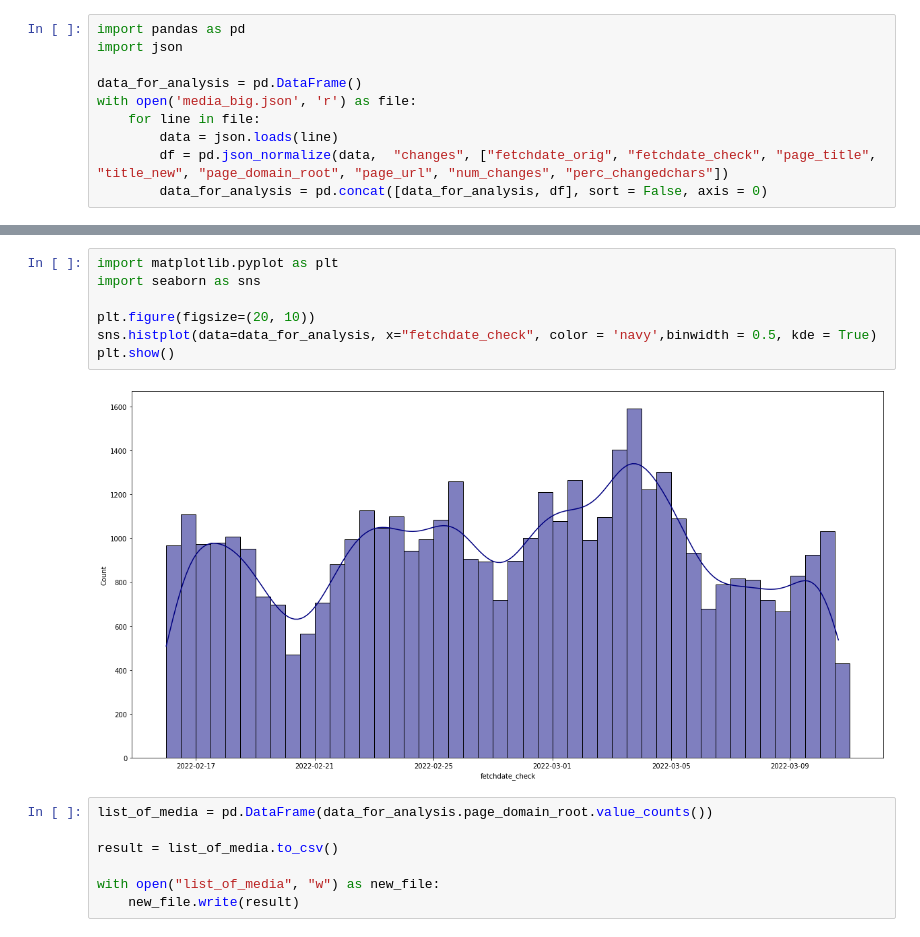
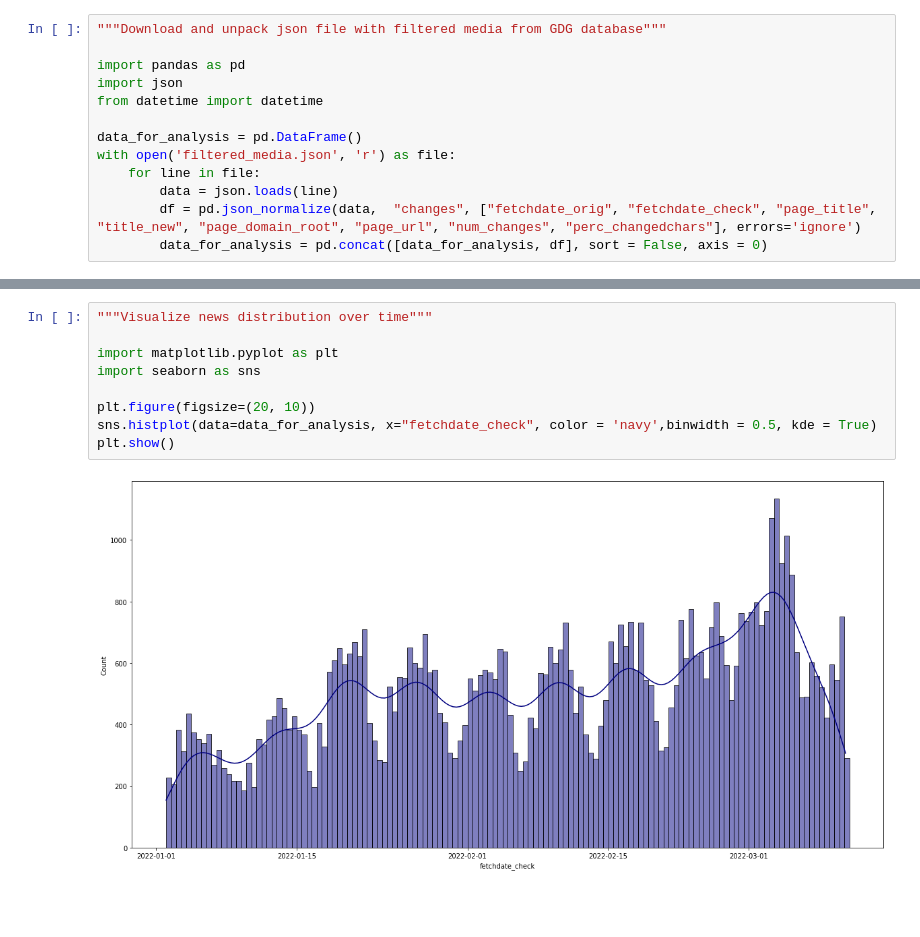
Before and after one commit to EditWarsTeam/EditwarsData, a Jupyter notebook: GDG/analysis.ipynb, the cells around one changed output, grey strips where cells are left out. Cells and saved outputs as stored; diff of their text form; blank space fills up the shorter version.

Commit message:
analysis for 100 days

```diff
--- a/GDG/analysis.ipynb
+++ b/GDG/analysis.ipynb
@@ -1,10 +3,13 @@
 # %%
+"""Download and unpack json file with filtered media from GDG database"""
+
 import pandas as pd
 import json
+from datetime import datetime
 
 data_for_analysis = pd.DataFrame()
-with open('media_big.json', 'r') as file:
+with open('filtered_media.json', 'r') as file:
     for line in file:
         data = json.loads(line)
-        df = pd.json_normalize(data,  "changes", ["fetchdate_orig",	"fetchdate_check", "page_title", "title_new", "page_domain_root", "page_url", "num_changes", "perc_changedchars"])
+        df = pd.json_normalize(data,  "changes", ["fetchdate_orig",	"fetchdate_check", "page_title", "title_new", "page_domain_root", "page_url", "num_changes", "perc_changedchars"], errors='ignore')
         data_for_analysis = pd.concat([data_for_analysis, df], sort = False, axis = 0)
@@ -57,16 +43,11 @@ data_for_analysis
 # %%
+"""Visualize news distribution over time"""
+
 import matplotlib.pyplot as plt
 import seaborn as sns
 
 plt.figure(figsize=(20, 10))
 sns.histplot(data=data_for_analysis, x="fetchdate_check", color = 'navy',binwidth = 0.5, kde = True)
 plt.show()
 # %% [output]
-[figure, old version]
+[figure, new version]
-# %%
-list_of_media = pd.DataFrame(data_for_analysis.page_domain_root.value_counts())
-
-result = list_of_media.to_csv()
-
-with open("list_of_media", "w") as new_file:
-    new_file.write(result)
```
Also changed, not shown: parts of 18 cells of this notebook, 9 other files.
